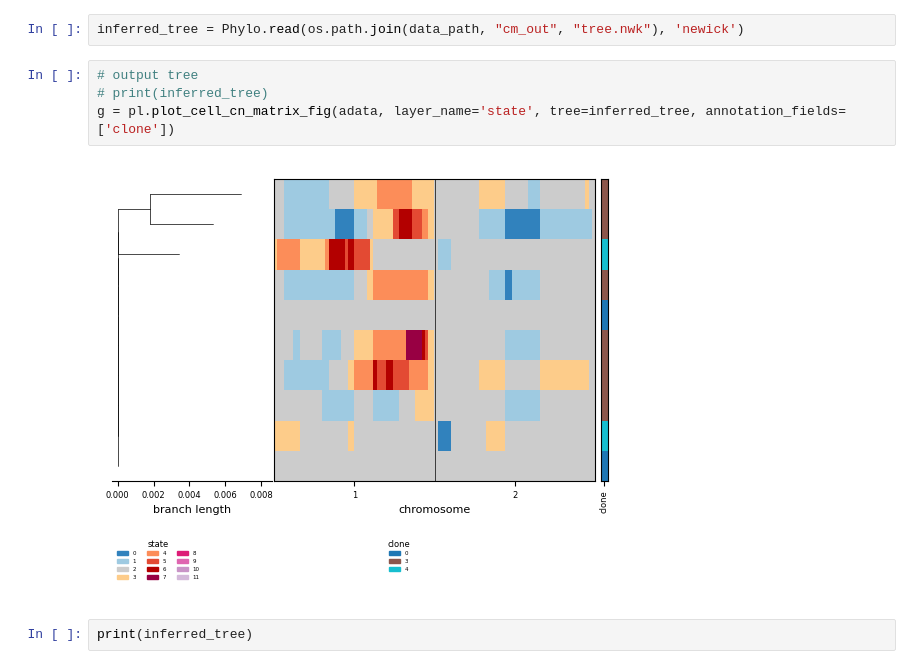
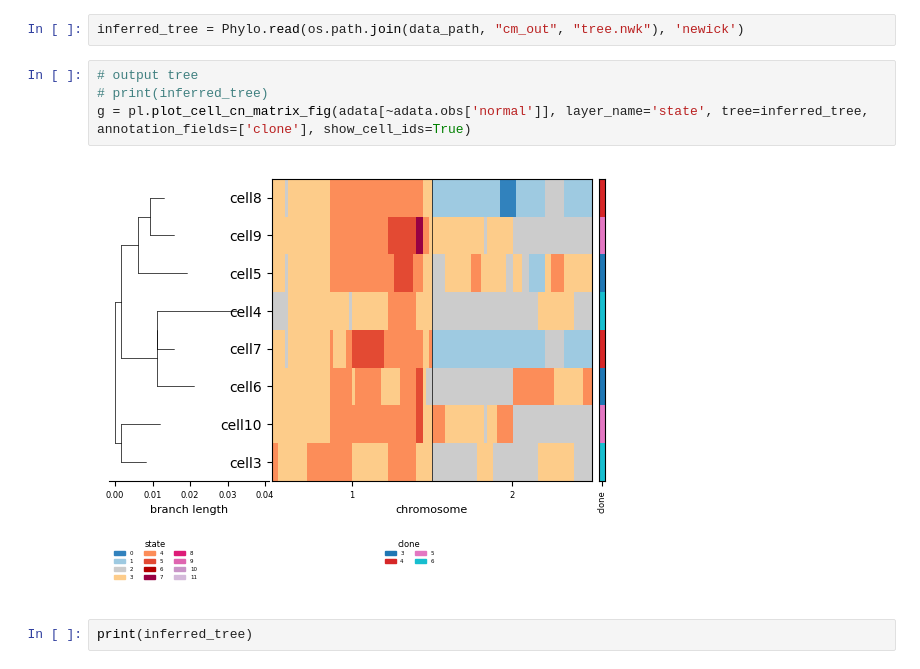
Before and after one commit to wxx20020407/cellmates_speedup, a Jupyter notebook: reproducibility/workflows/cnasim_performance/workflow/notebooks/demo.ipynb, the cells around one changed output. Saved outputs shown, nothing was run; the diff lists cells and outputs as text.

```diff
--- a/reproducibility/workflows/cnasim_performance/workflow/notebooks/demo.ipynb
+++ b/reproducibility/workflows/cnasim_performance/workflow/notebooks/demo.ipynb
@@ -70,9 +87,9 @@ inferred_tree = Phylo.read(os.path.join(data_path, "cm_out", "tree.nwk"), 'newic
 # %%
 # output tree
 # print(inferred_tree)
-g = pl.plot_cell_cn_matrix_fig(adata, layer_name='state', tree=inferred_tree, annotation_fields=['clone'])
+g = pl.plot_cell_cn_matrix_fig(adata[~adata.obs['normal']], layer_name='state', tree=inferred_tree, annotation_fields=['clone'], show_cell_ids=True)
 # %% [output]
-[figure, old version]
+[figure, new version]
 # %%
 print(inferred_tree)
 # %% [output]
```
Also changed, not shown: parts of 10 cells of this notebook, 13 other files.
